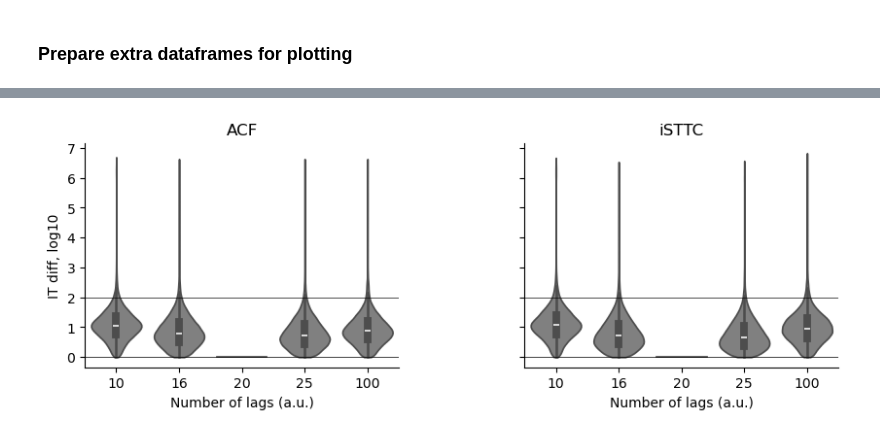
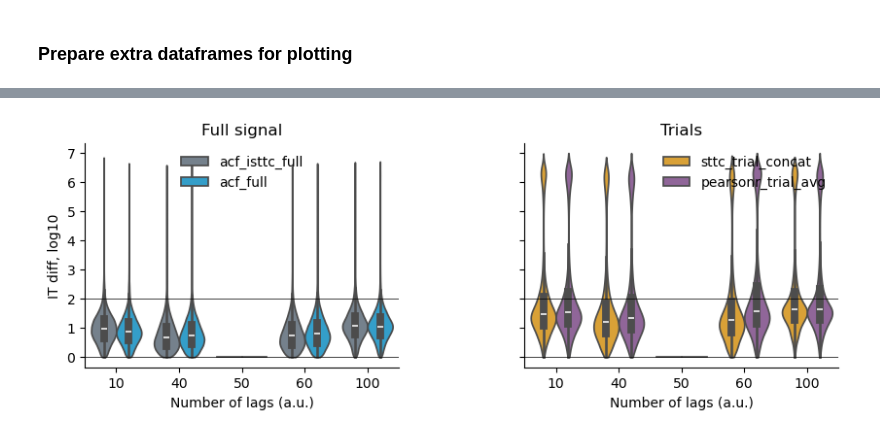
Before and after one commit to iinnpp/isttc, a Jupyter notebook: notebooks/synthetic/plot_taus_n_lags.ipynb, the cells around one changed output, grey strips where cells are left out. Cells and saved outputs as stored; diff of their text form; code cells hidden in the pictures.

Commit message:
bin size effects

```diff
--- a/notebooks/synthetic/plot_taus_n_lags.ipynb
+++ b/notebooks/synthetic/plot_taus_n_lags.ipynb
@@ -23,4 +23,4 @@ fig_folder = project_folder_path + 'results\\synthetic\\figures\\'
 # %%
-save_fig = False
+save_fig = True
 # %% [markdown]
 ### Load summary dataframes
@@ -102,16 +94,16 @@ merged
 # %%
 # extract the reference tau_ms for n_lags=20
-ref = df_isttc_all[df_isttc_all['n_lags'] == 20][['unit_id', 'tau_ms']]
+ref = df_trials_all[df_trials_all['n_lags'] == 20][['unit_id', 'method', 'tau_ms']]
 ref = ref.rename(columns={'tau_ms': 'tau_ms_ref'})
 
 # merge reference back onto the full dataframe
-merged_isttc = df_isttc_all.merge(ref, on='unit_id', how='left')
+merged_trials = df_trials_all.merge(ref, on=['unit_id', 'method'], how='left')
 
 # compute the difference
-merged_isttc['tau_ms_diff'] = merged_isttc['tau_ms'] - merged_isttc['tau_ms_ref']
+merged_trials['tau_ms_diff'] = merged_trials['tau_ms'] - merged_trials['tau_ms_ref']
 
-merged_isttc['tau_ms_diff_log10'] = np.log10(np.abs(merged_isttc['tau_ms_diff']) + 1)
-merged_isttc['tau_diff_rel_log10'] = np.log10(merged_isttc['tau_diff_rel'])
+merged_trials['tau_ms_diff_log10'] = np.log10(np.abs(merged_trials['tau_ms_diff']) + 1)
+merged_trials['tau_diff_rel_log10'] = np.log10(merged_trials['tau_diff_rel'])
 
-merged_isttc
+merged_trials
 # %% [output]
@@ -132,0 +127,12 @@ merged_isttc
+# %%
+color_acf_full = '#718190'
+color_isttc_full = '#1ba9e2'
+color_pearson_trail_avg = '#f4a91c'
+color_sttc_trail_avg =  '#a49fce'
+color_sttc_trail_concat = '#955da2'
+color_abctau = '#B4464B'
+
+colors = [color_acf_full, color_isttc_full, color_pearson_trail_avg, color_sttc_trail_concat, color_abctau]
+
+color_trails = [color_pearson_trail_avg, color_sttc_trail_concat]
+color_full = [color_acf_full, color_isttc_full]
@@ -133,29 +167,30 @@ merged_isttc
 # %%
 color = 'gray'
 
 fig, axes = plt.subplots(1,2, figsize=(10,3), sharey=True)
 plt.subplots_adjust(hspace=0.4, wspace=0.4)
 
-sns.violinplot(x='n_lags', y='tau_ms_diff_log10', data=merged , cut=0, density_norm='width',
-               legend=False, color=color, ax=axes[0])
-axes[0].set_title('ACF')
+sns.violinplot(x='bin_size', y='tau_ms_diff_log10', hue='method', data=merged_full , cut=0, density_norm='width',
+               legend=True, palette=color_full, ax=axes[0])
+axes[0].set_title('Full signal')
 
-sns.violinplot(x='n_lags', y='tau_ms_diff_log10', data=merged_isttc , cut=0, density_norm='width',
-               legend=False, color=color, ax=axes[1])
-axes[1].set_title('iSTTC')
+sns.violinplot(x='bin_size', y='tau_ms_diff_log10', hue='method', data=merged_trials , cut=0, density_norm='width',
+               legend=True, palette=color_trails, ax=axes[1])
+axes[1].set_title('Trials')
 
 #axes.set_xticklabels(['10', '20\n(reference)', '100'])
 
 for ax in axes:
     ax.set_ylabel('IT diff, log10')
     ax.set_xlabel('Number of lags (a.u.)')
     ax.axhline(y=2, lw=0.5, c='k')
     ax.axhline(y=0, lw=0.5, c='k')
+    ax.legend(frameon=False)
     sns.despine(ax=ax)
 
-# if save_fig:
-#     plt.savefig(fig_folder + 'isttc_concat_zeros.png' , bbox_inches='tight', dpi=300)
-#     plt.savefig(fig_folder + 'isttc_concat_zeros.svg' , bbox_inches='tight')
+if save_fig:
+    plt.savefig(fig_folder + 'it_diff_50ms_ref.png' , bbox_inches='tight', dpi=300)
+    plt.savefig(fig_folder + 'it_diff_50ms_ref.svg' , bbox_inches='tight')
 # %% [output]
-[figure, old version]
+[figure, new version]
 # %%
```
Also changed, not shown: parts of 10 cells of this notebook, 2 other files.
